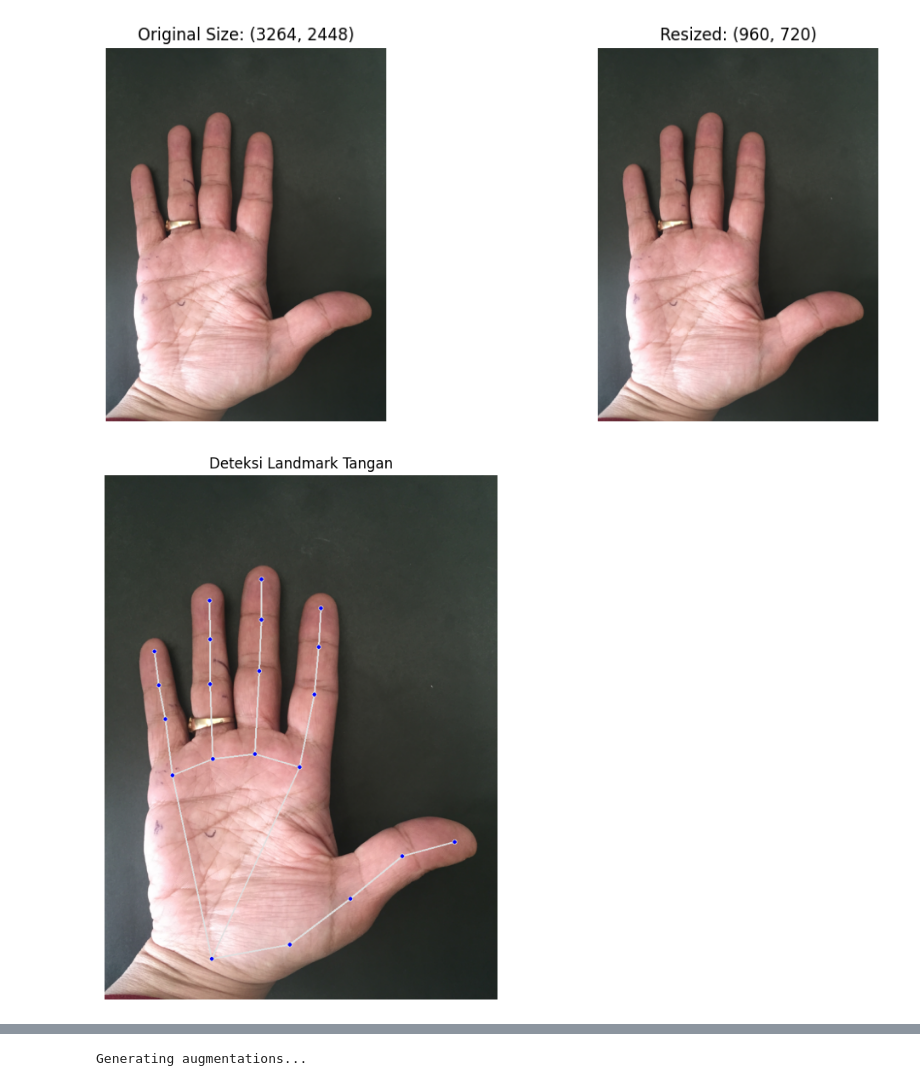
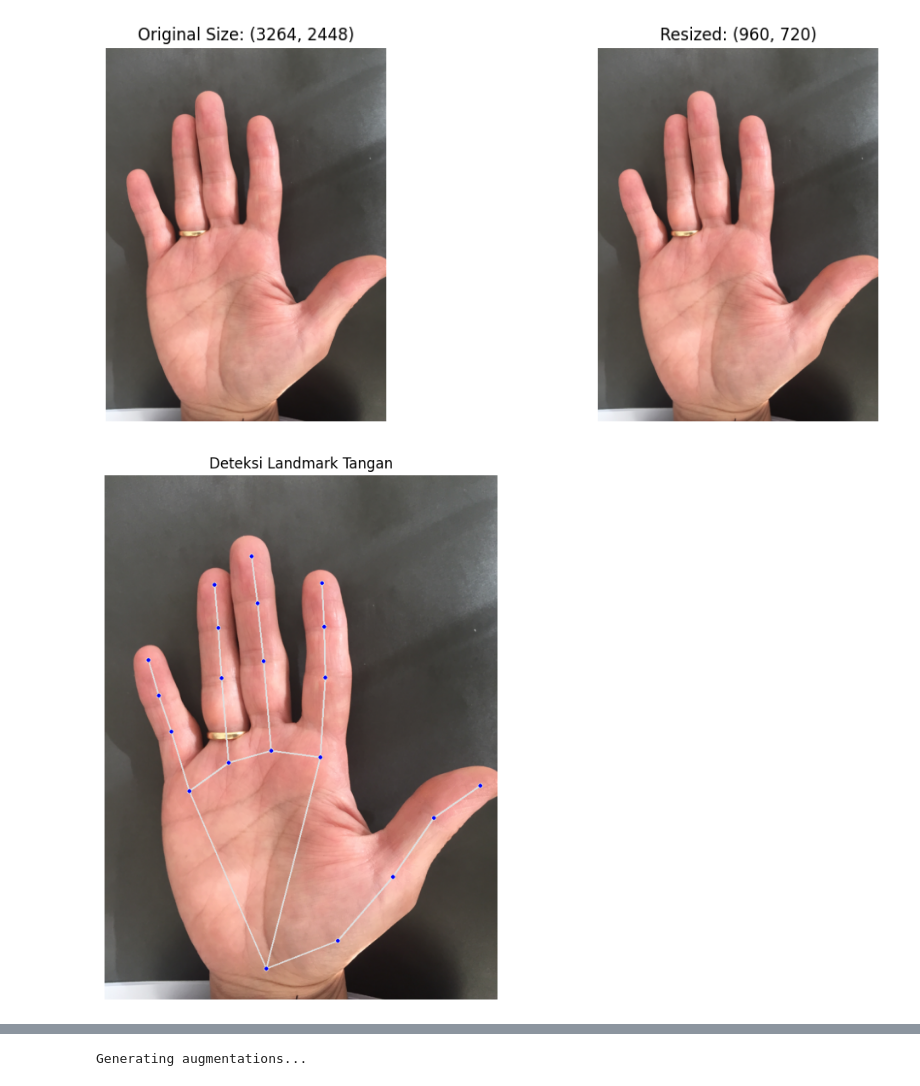
Before and after one commit to DimPalm-Capstone-Project/ML_Structuring_Model, a Jupyter notebook: src/preprocessing/test_preprocessingV3.ipynb, the cells around one changed output, grey strips where cells are left out. Saved outputs shown, nothing was run; the diff lists cells and outputs as text; code cells hidden in the pictures.

Commit message:
fix(preprocessing): Fixing Image Quality Check and Roi Box Cropped

```diff
--- a/src/preprocessing/test_preprocessingV3.ipynb
+++ b/src/preprocessing/test_preprocessingV3.ipynb
@@ -5,7 +5,7 @@ from palm_processorV3 import PalmPreprocessor
 preprocessor = PalmPreprocessor(target_size=(128, 128))
 
 # Test pada satu gambar
-image_path = "../../data/raw/DATASET-015.JPG"
+image_path = "../../data/raw/DATASET-006.jpg"
 
 # 1. Preprocessing gambar
 print("Processing image...")
@@ -28,3 +26,3 @@ WARNING:tensorflow:From d:\CAPSTONE PROJECT\MACHINE LEARNING\.venv\Lib\site-pack
 Processing image...
-[figure, old version]
+[figure, new version]
-[figure, old version]
+[figure, new version]
```
Also changed, not shown: parts of 1 cell of this notebook, 31 other files.
